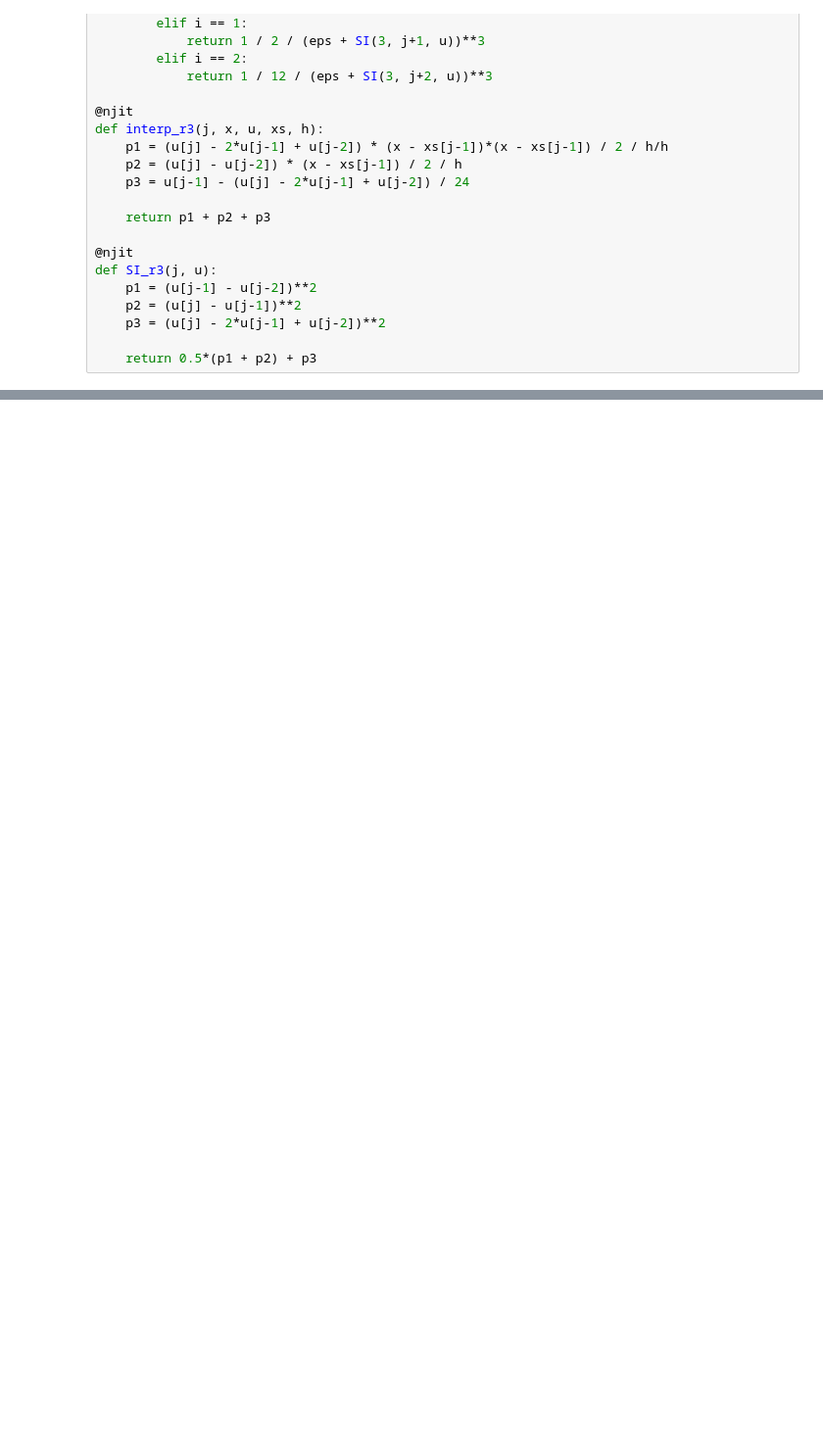
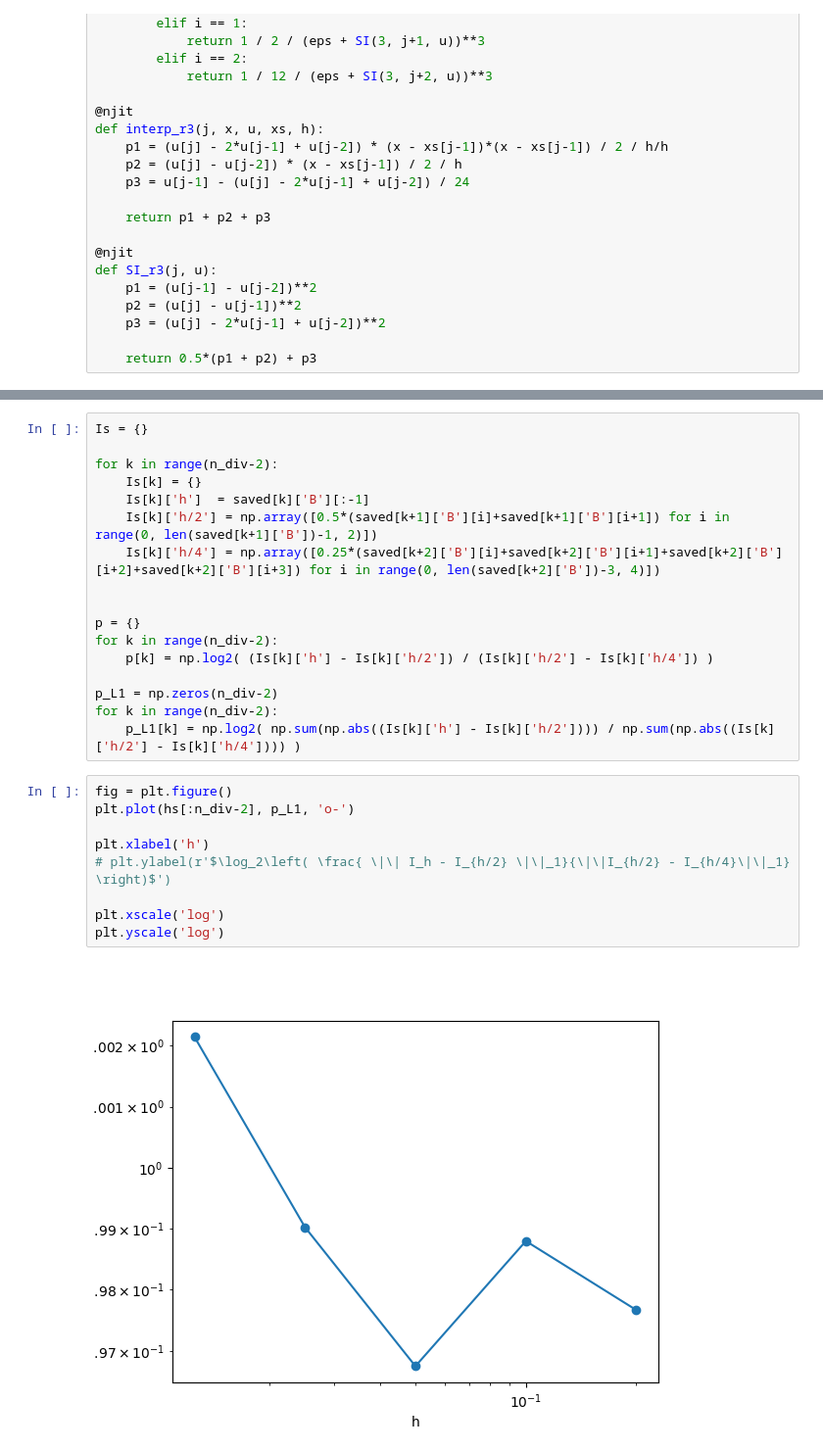
Before and after one commit to LoreCip/LQG-BH-Collapse, a Jupyter notebook: Notebooks/lqg_Beq.ipynb, the cells around one changed output, grey strips where cells are left out. Shown at 98% size. Cells and saved outputs as stored; diff of their text form; blank space fills up the shorter version.

```diff
--- a/Notebooks/lqg_Beq.ipynb
+++ b/Notebooks/lqg_Beq.ipynb
@@ -457,0 +600,28 @@ plt.legend()
+# %%
+Is = {}
+
+for k in range(n_div-2):
+    Is[k] = {}
+    Is[k]['h']  = saved[k]['B'][:-1]
+    Is[k]['h/2'] = np.array([0.5*(saved[k+1]['B'][i]+saved[k+1]['B'][i+1]) for i in range(0, len(saved[k+1]['B'])-1, 2)])
+    Is[k]['h/4'] = np.array([0.25*(saved[k+2]['B'][i]+saved[k+2]['B'][i+1]+saved[k+2]['B'][i+2]+saved[k+2]['B'][i+3]) for i in range(0, len(saved[k+2]['B'])-3, 4)])
+
+
+p = {}
+for k in range(n_div-2):
+    p[k] = np.log2( (Is[k]['h'] - Is[k]['h/2']) / (Is[k]['h/2'] - Is[k]['h/4']) )
+
+p_L1 = np.zeros(n_div-2)
+for k in range(n_div-2):
+    p_L1[k] = np.log2( np.sum(np.abs((Is[k]['h'] - Is[k]['h/2']))) / np.sum(np.abs((Is[k]['h/2'] - Is[k]['h/4']))) )
+# %%
+fig = plt.figure()
+plt.plot(hs[:n_div-2], p_L1, 'o-')
+
+plt.xlabel('h')
+# plt.ylabel(r'$\log_2\left( \frac{ \|\| I_h - I_{h/2} \|\|_1}{\|\|I_{h/2} - I_{h/4}\|\|_1} \right)$')
+
+plt.xscale('log')
+plt.yscale('log')
+# %% [output]
+[figure, added]
```
Also changed, not shown: parts of 17 cells of this notebook, 5 other files.
